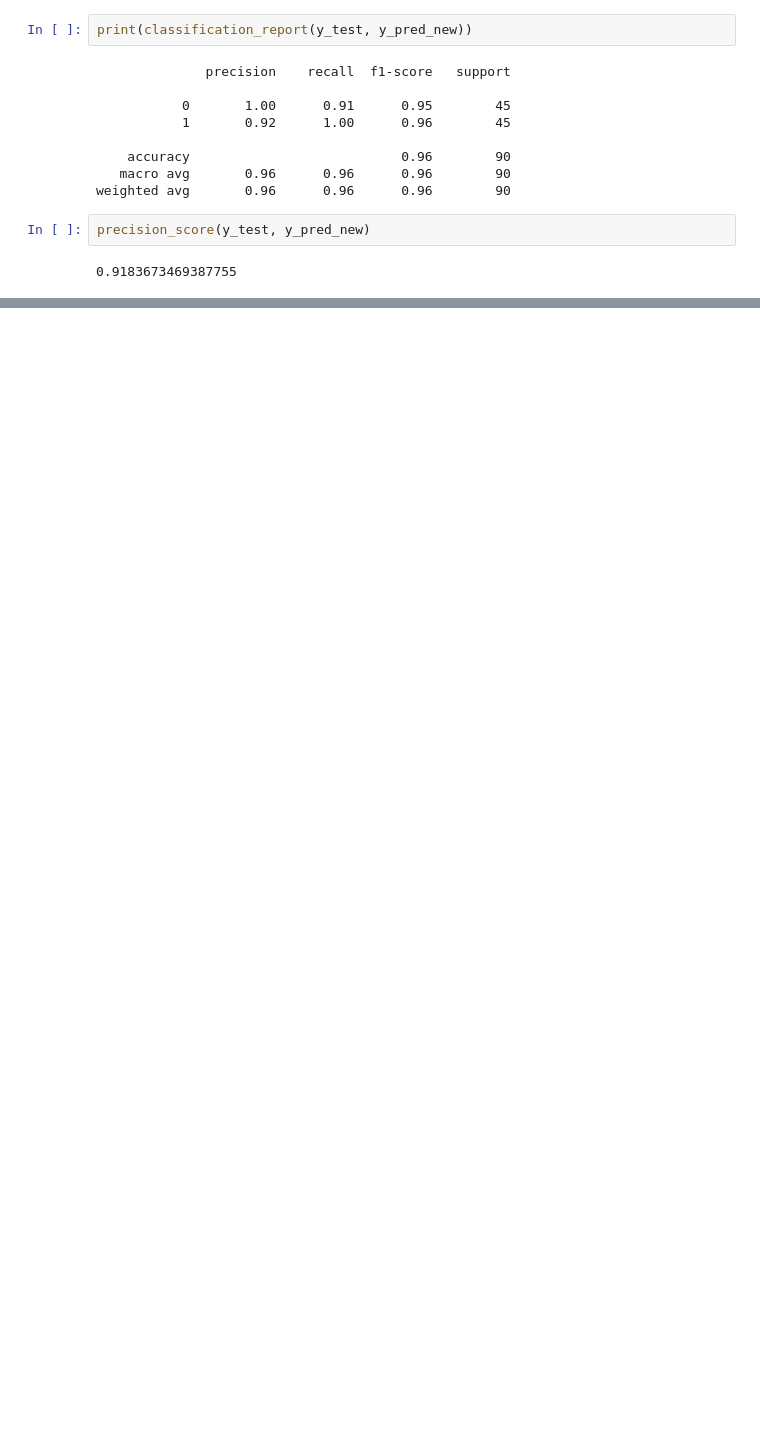
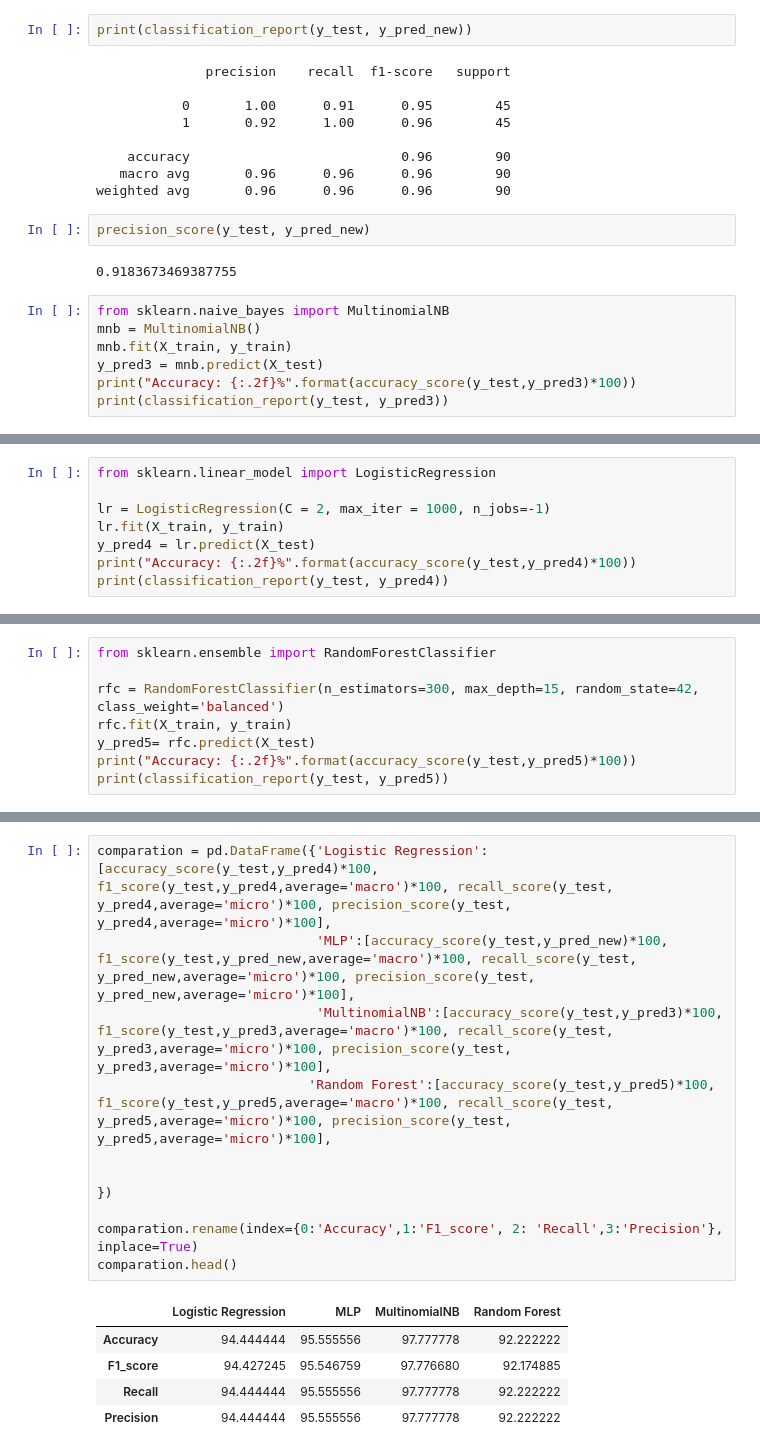
Before and after one commit to jelenakomljenovic/Spam-detection, a Jupyter notebook: Spam-detection/spam_detection.ipynb, the cells around one changed output, grey strips where cells are left out. Drawn from its saved outputs; the diff is of its cells as text; blank space fills up the shorter version.

Commit message:
Add comparisons with other classification algorithms

```diff
--- a/Spam-detection/spam_detection.ipynb
+++ b/Spam-detection/spam_detection.ipynb
@@ -217,3 +219,10 @@ weighted avg       0.96      0.96      0.96        90
 precision_score(y_test, y_pred_new)
 # %% [output]
 0.9183673469387755
+# %%
+from sklearn.naive_bayes import MultinomialNB
+mnb = MultinomialNB()
+mnb.fit(X_train, y_train)
+y_pred3 = mnb.predict(X_test)
+print("Accuracy: {:.2f}%".format(accuracy_score(y_test,y_pred3)*100))
+print(classification_report(y_test, y_pred3))
@@ -219,0 +239,8 @@ precision_score(y_test, y_pred_new)
+# %%
+from sklearn.linear_model import LogisticRegression
+
+lr = LogisticRegression(C = 2, max_iter = 1000, n_jobs=-1)
+lr.fit(X_train, y_train)
+y_pred4 = lr.predict(X_test)
+print("Accuracy: {:.2f}%".format(accuracy_score(y_test,y_pred4)*100))
+print(classification_report(y_test, y_pred4))
@@ -219,0 +257,8 @@ precision_score(y_test, y_pred_new)
+# %%
+from sklearn.ensemble import RandomForestClassifier
+
+rfc = RandomForestClassifier(n_estimators=300, max_depth=15, random_state=42, class_weight='balanced')
+rfc.fit(X_train, y_train)
+y_pred5= rfc.predict(X_test)
+print("Accuracy: {:.2f}%".format(accuracy_score(y_test,y_pred5)*100))
+print(classification_report(y_test, y_pred5))
@@ -219,0 +275,17 @@ precision_score(y_test, y_pred_new)
+# %%
+comparation = pd.DataFrame({'Logistic Regression': [accuracy_score(y_test,y_pred4)*100, f1_score(y_test,y_pred4,average='macro')*100, recall_score(y_test, y_pred4,average='micro')*100, precision_score(y_test, y_pred4,average='micro')*100],
+                            'MLP':[accuracy_score(y_test,y_pred_new)*100, f1_score(y_test,y_pred_new,average='macro')*100, recall_score(y_test, y_pred_new,average='micro')*100, precision_score(y_test, y_pred_new,average='micro')*100],
+                            'MultinomialNB':[accuracy_score(y_test,y_pred3)*100, f1_score(y_test,y_pred3,average='macro')*100, recall_score(y_test, y_pred3,average='micro')*100, precision_score(y_test, y_pred3,average='micro')*100],
+                           'Random Forest':[accuracy_score(y_test,y_pred5)*100, f1_score(y_test,y_pred5,average='macro')*100, recall_score(y_test, y_pred5,average='micro')*100, precision_score(y_test, y_pred5,average='micro')*100],
+
+
+})
+
+comparation.rename(index={0:'Accuracy',1:'F1_score', 2: 'Recall',3:'Precision'}, inplace=True)
+comparation.head()
+# %% [output]
+|  | Logistic Regression | MLP | MultinomialNB | Random Forest |
+| Accuracy | 94.444444 | 95.555556 | 97.777778 | 92.222222 |
+| F1_score | 94.427245 | 95.546759 | 97.776680 | 92.174885 |
+| Recall | 94.444444 | 95.555556 | 97.777778 | 92.222222 |
+| Precision | 94.444444 | 95.555556 | 97.777778 | 92.222222 |
```
Also changed, not shown: parts of 14 cells of this notebook, 4 other files.
